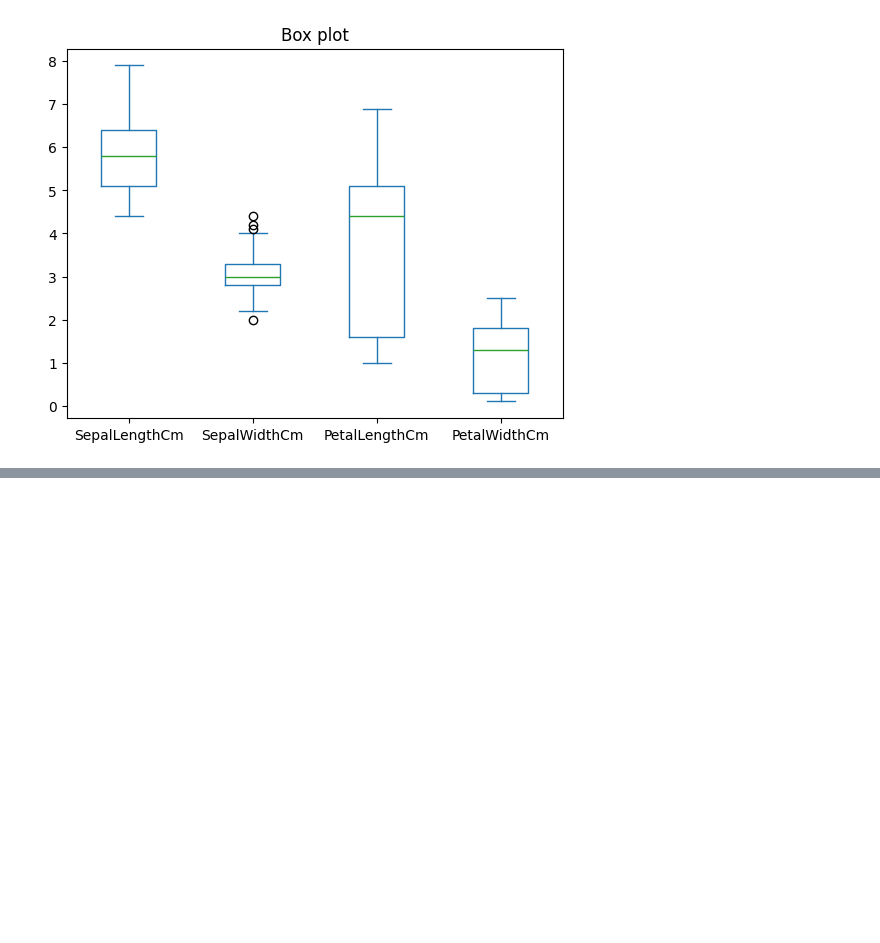
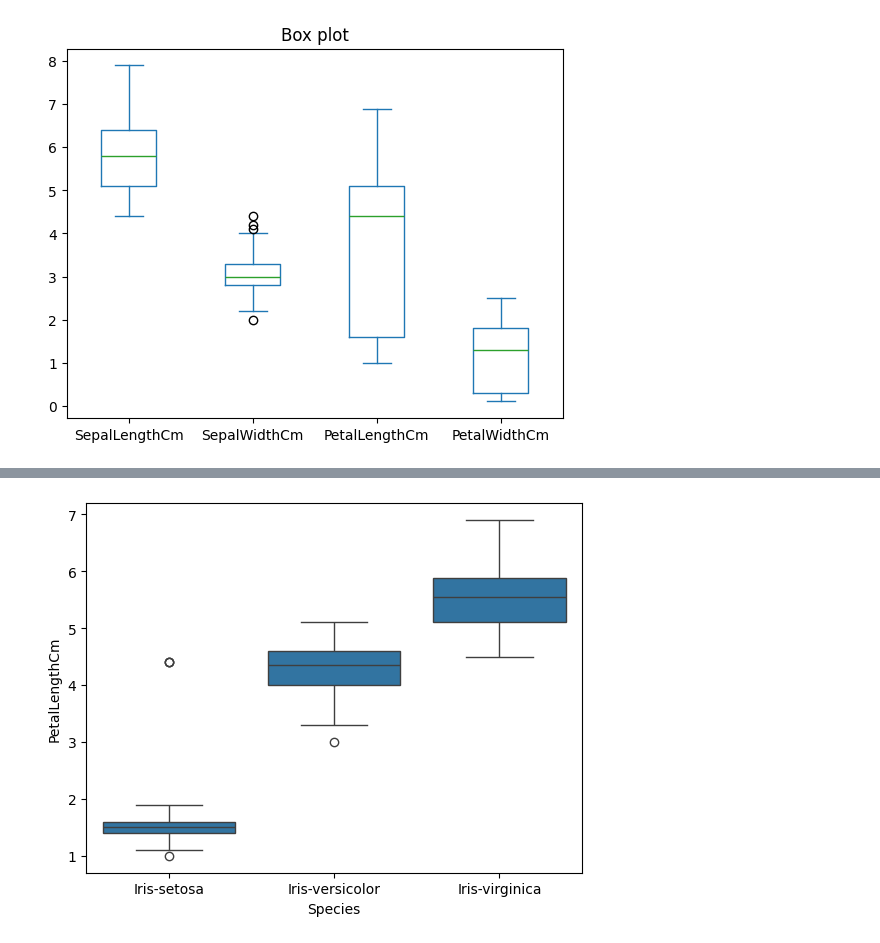
Before and after one commit to bhargavdhanisetti/AIML_NEOSKILLZ, a Jupyter notebook: day_13_.ipynb, the cells around one changed output, grey strips where cells are left out. Cells and saved outputs as stored; diff of their text form; code cells hidden in the pictures; blank space fills up the shorter version.

```diff
--- a/day_13_.ipynb
+++ b/day_13_.ipynb
@@ -188,0 +195,5 @@ plt.show()
+# %%
+sns.boxplot(x="Species", y="PetalLengthCm", data=data)
+plt.show()
+# %% [output]
+[figure, added]
```
Also changed, not shown: parts of 5 cells of this notebook.
